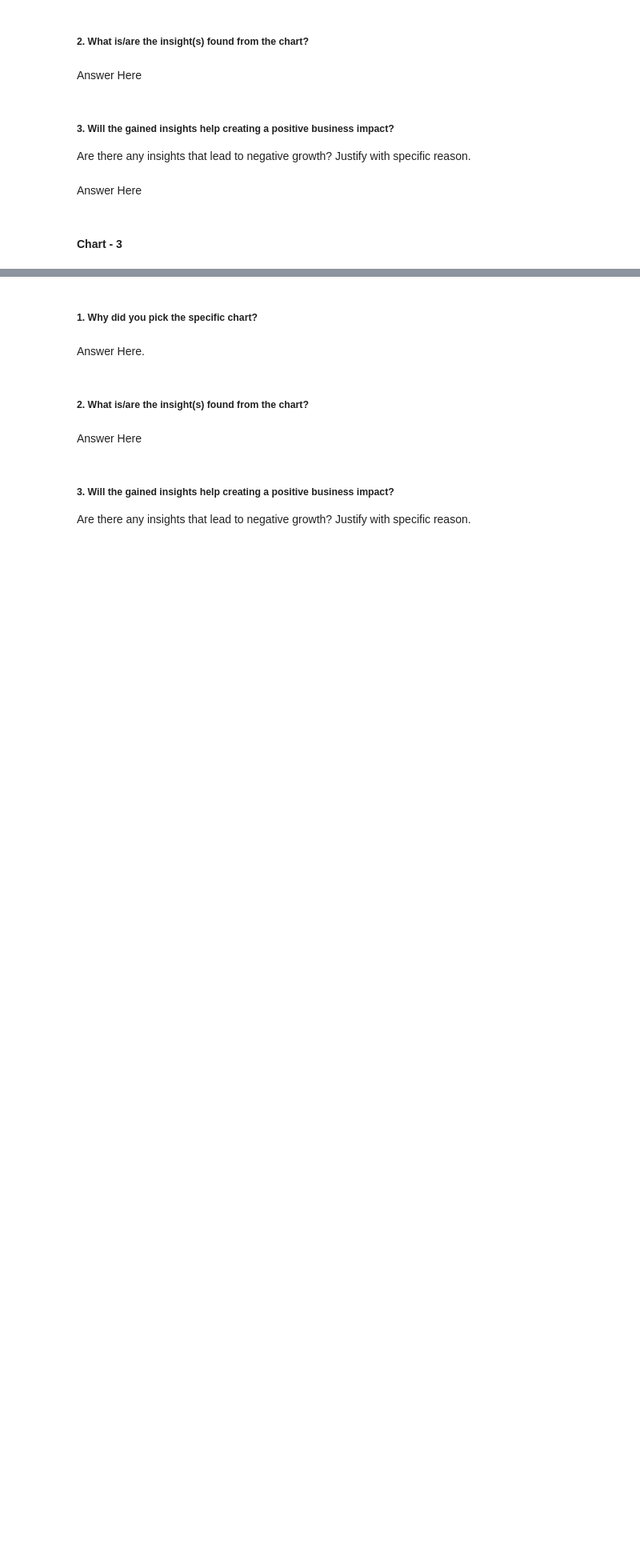
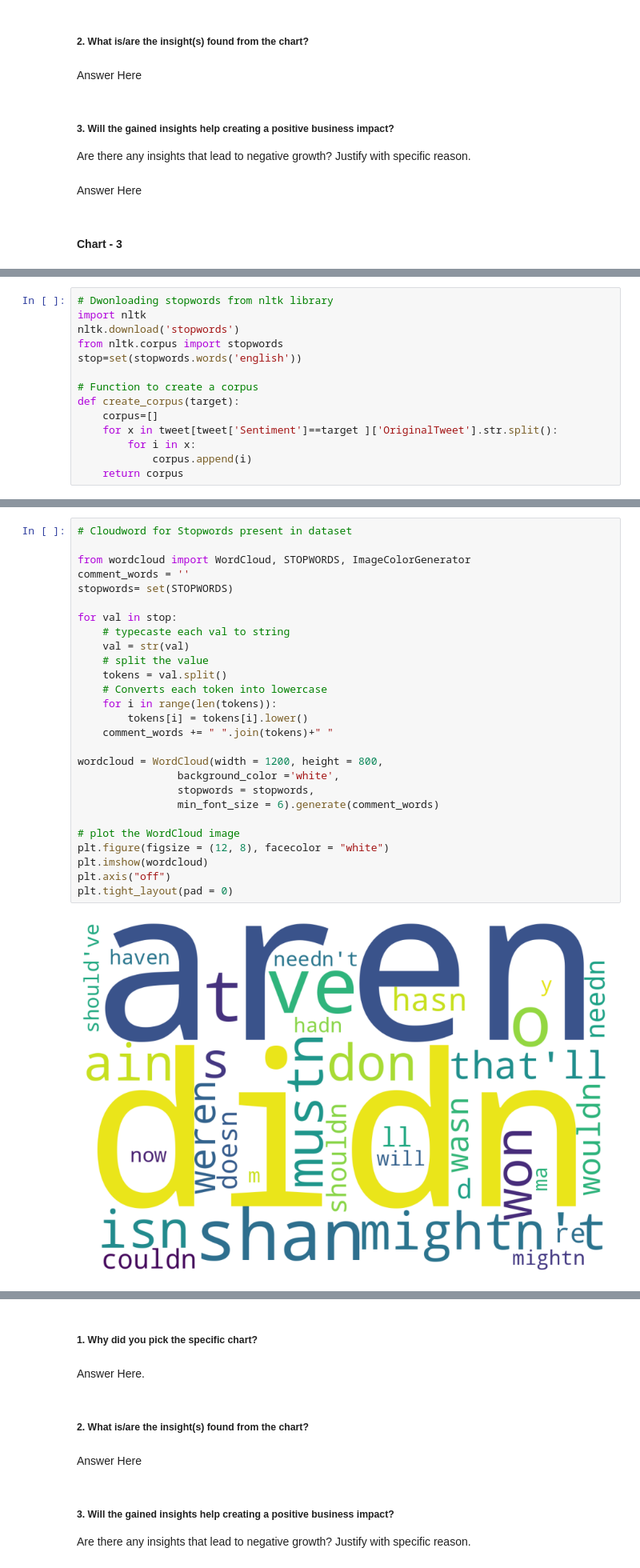
Before and after one commit to makdatascience/Coronavirus_tweets_sentiment_analysis, a Jupyter notebook: Coronavirus_tweets_sentiment_analysis.ipynb, the cells around one changed output, grey strips where cells are left out. Shown: that part at 80% size. Cells and saved outputs as stored; diff of their text form; blank space fills up the shorter version.

```diff
--- a/Coronavirus_tweets_sentiment_analysis.ipynb
+++ b/Coronavirus_tweets_sentiment_analysis.ipynb
@@ -258,0 +371,14 @@ Answer Here
+# %%
+# Dwonloading stopwords from nltk library
+import nltk
+nltk.download('stopwords')
+from nltk.corpus import stopwords
+stop=set(stopwords.words('english'))
+
+# Function to create a corpus
+def create_corpus(target):
+    corpus=[]
+    for x in tweet[tweet['Sentiment']==target ]['OriginalTweet'].str.split():
+        for i in x:
+            corpus.append(i)
+    return corpus
@@ -258,0 +388,29 @@ Answer Here
+# %%
+# Cloudword for Stopwords present in dataset
+
+from wordcloud import WordCloud, STOPWORDS, ImageColorGenerator
+comment_words = ''
+stopwords= set(STOPWORDS)
+
+for val in stop:
+    # typecaste each val to string
+    val = str(val)
+    # split the value
+    tokens = val.split()
+    # Converts each token into lowercase
+    for i in range(len(tokens)):
+        tokens[i] = tokens[i].lower()
+    comment_words += " ".join(tokens)+" "
+
+wordcloud = WordCloud(width = 1200, height = 800,
+                background_color ='white',
+                stopwords = stopwords,
+                min_font_size = 6).generate(comment_words)
+
+# plot the WordCloud image
+plt.figure(figsize = (12, 8), facecolor = "white")
+plt.imshow(wordcloud)
+plt.axis("off")
+plt.tight_layout(pad = 0)
+# %% [output]
+[figure, added]
```
Also changed, not shown: parts of 17 cells of this notebook.
